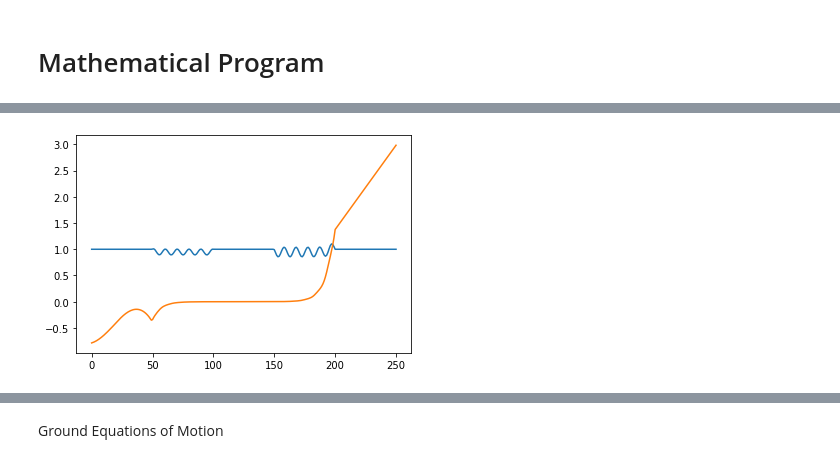
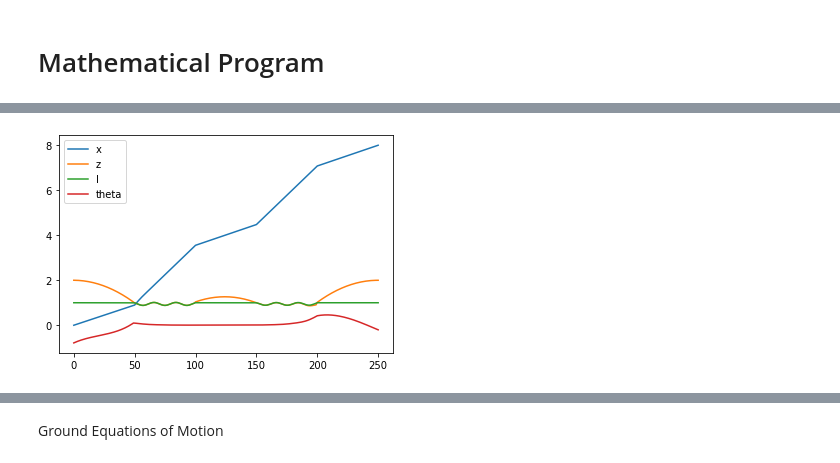
Before and after one commit to yu-fz/ROB-545-Final-Project, a Jupyter notebook: SLIP_solveTO.ipynb, the cells around one changed output, grey strips where cells are left out. Cells and saved outputs as stored; diff of their text form; code cells hidden in the pictures.

```diff
--- a/SLIP_solveTO.ipynb
+++ b/SLIP_solveTO.ipynb
@@ -191,7 +189,7 @@ slip_model = SLIP_Model()
 
 #50 collocation points per contact phase, starts in beginning of flight
 #150 collocation points would be flight, stance, flight cycle
-number_of_collocation_points = 250
+number_of_collocation_points = 5 * slip_model.collocation_nodes_per_contact
 
 minimum_clearance_height = 0.5 # every jump apex must be above this height
 
@@ -208,11 +206,11 @@ q_dot_final_state = np.array([0,0,0,0])
 
 #constraints for max/min timestep lengths in swing and stance
 
-h_max_swing=0.05
-h_min_swing=0.001
+h_max_swing = 0.05
+h_min_swing = 0.001
 
-h_max_stance=0.05
-h_min_stance=0.001
+h_max_stance = 0.05
+h_min_stance = 0.001
 
 ## set up decision variables ##
 
@@ -338,12 +340,14 @@ TypeError: can only concatenate list (not "int") to list
 # %%
 pos = result.GetSolution(q)
 
 #print(pos[:,3])
-#plt.plot(pos[:,0])
-#plt.plot(pos[:,1])
-plt.plot(pos[:,2])
-plt.plot(pos[:,3])
+plt.plot(pos[:,0], label='x') # x
+plt.plot(pos[:,1], label='z') # z
+plt.plot(pos[:,2], label='l') # l
+plt.plot(pos[:,3], label='theta') # theta
+plt.legend()
+
 
 plt.show()
 # %% [output]
-[figure, old version]
+[figure, new version]
```
Also changed, not shown: parts of 5 cells of this notebook.
